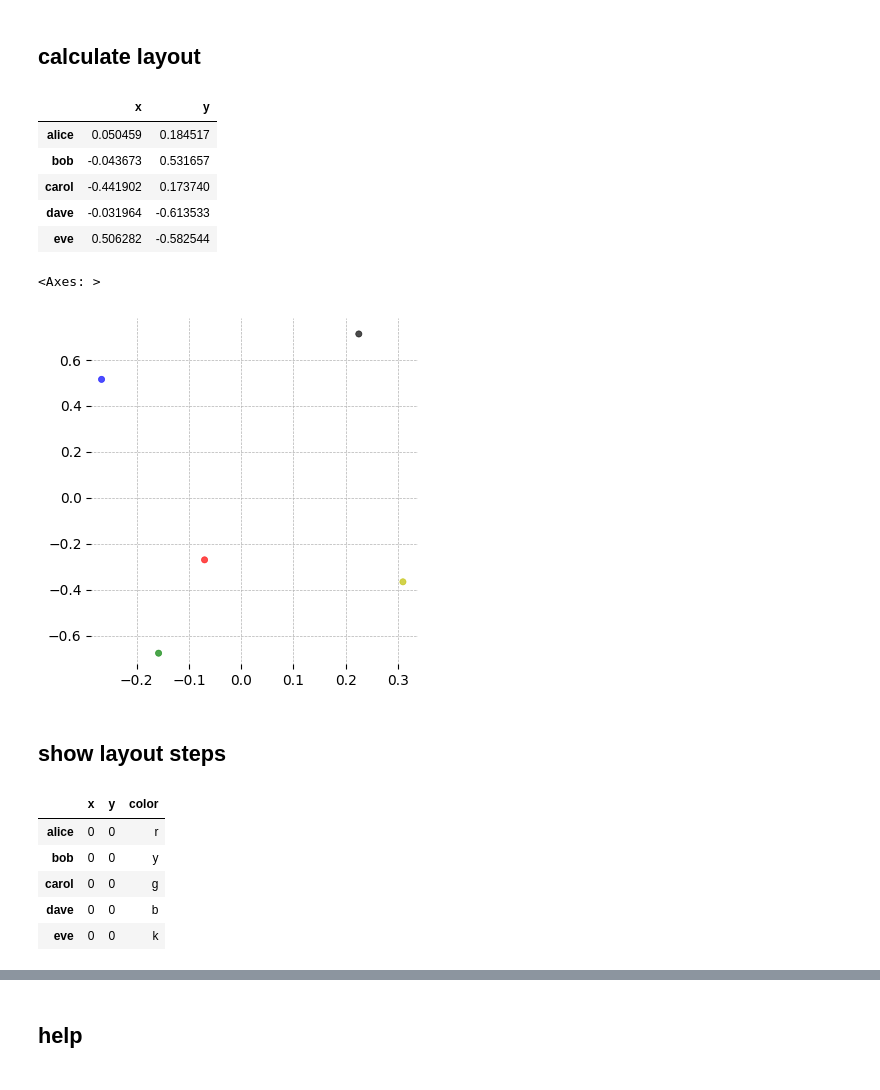
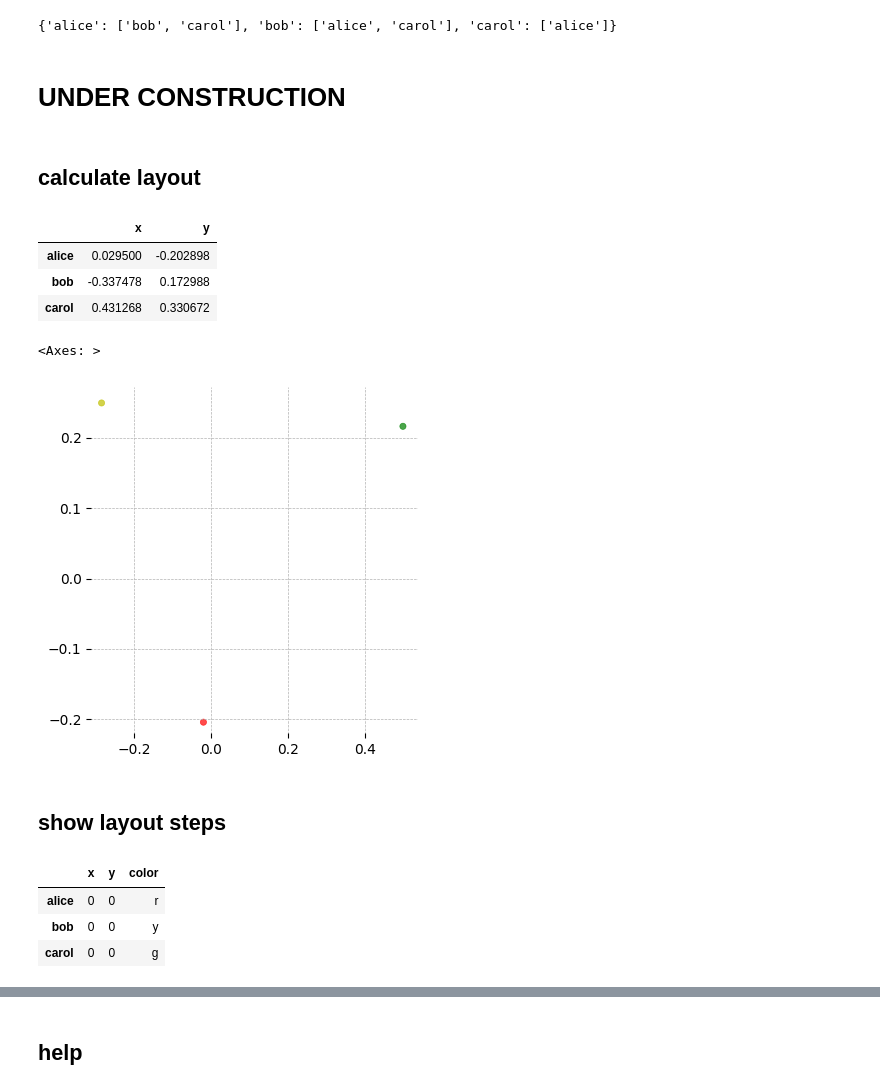
Before and after one commit to samkennerly/kingofsnake, a Jupyter notebook: books/graph.ipynb, the cells around one changed output, grey strips where cells are left out. Drawn from its saved outputs; the diff is of its cells as text; code cells hidden in the pictures.

Commit message:
Update examples in graph.ipynb

```diff
--- a/books/graph.ipynb
+++ b/books/graph.ipynb
@@ -45,0 +28,10 @@ array([[0, 1, 1, 0, 0],
+# %%
+triples = (
+    ('alice', 'bob', 2),
+    ('alice', 'carol', 1),
+    ('bob', 'alice', 1),
+    ('bob', 'carol', 1),
+    ('carol', 'alice', 1),
+)
+graph = GraphFrame(triples)
+graph
@@ -70,0 +178,7 @@ Graph with 6 links
+# %%
+# dict from each source to a list of its targets
+{x:y for x,y in graph.targets()}
+# %% [output]
+{'alice': ['bob', 'carol'], 'bob': ['alice', 'carol'], 'carol': ['alice']}
+# %% [markdown]
+# UNDER CONSTRUCTION
@@ -74,21 +192,19 @@ Graph with 6 links
 show = Plotter()
 show.params["figure"]["figsize"] = (4,4)
 # %%
-graph.frame(100)
+graph.layout(100)
 # %% [output]
 |  | x | y |
-| alice | 0.050459 | 0.184517 |
-| bob | -0.043673 | 0.531657 |
-| carol | -0.441902 | 0.173740 |
-| dave | -0.031964 | -0.613533 |
-| eve | 0.506282 | -0.582544 |
+| alice | 0.029500 | -0.202898 |
+| bob | -0.337478 | 0.172988 |
+| carol | 0.431268 | 0.330672 |
 # %%
-frame = graph.frame()
-frame['color'] = list('rygbk')
-show.scatter(frame)
+points = graph.layout()
+points['color'] = list('ryg')
+show.scatter(points)
 # %% [output]
 <Axes: >
-[figure, old version]
+[figure, new version]
 # %% [markdown]
 ## show layout steps
 # %%
@@ -96,15 +212,13 @@ from pandas import DataFrame
 
 data = DataFrame(index=graph.nodes)
 data['x'] = data['y'] = 0
-data['color'] = list('rygbk')
+data['color'] = list('ryg')
 data
 # %% [output]
 |  | x | y | color |
 | alice | 0 | 0 | r |
 | bob | 0 | 0 | y |
 | carol | 0 | 0 | g |
-| dave | 0 | 0 | b |
-| eve | 0 | 0 | k |
 # %%
 points = enumerate(graph(100))
 points = ( z for i, z in points if not i % 20 )
```
Also changed, not shown: parts of 34 cells of this notebook.
